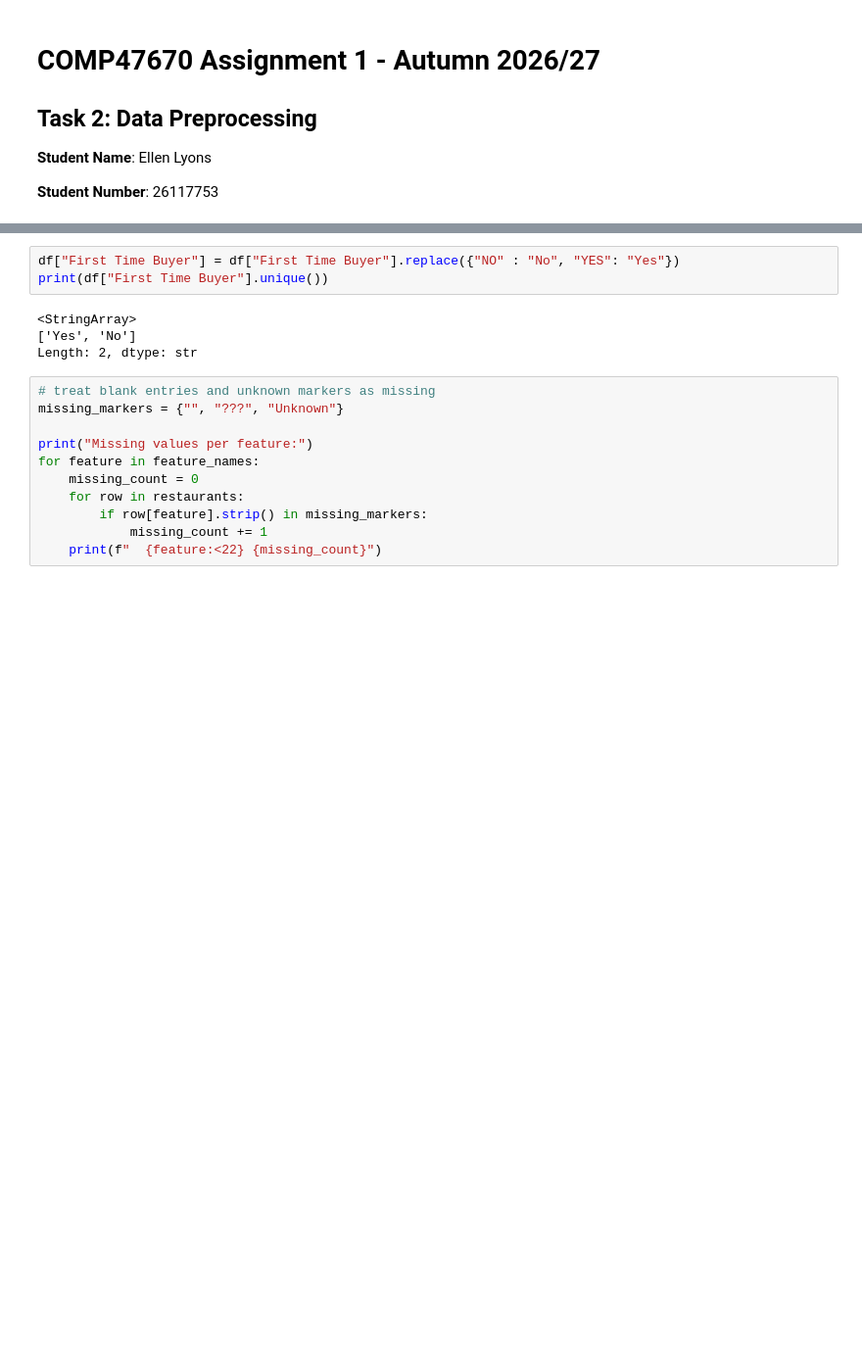
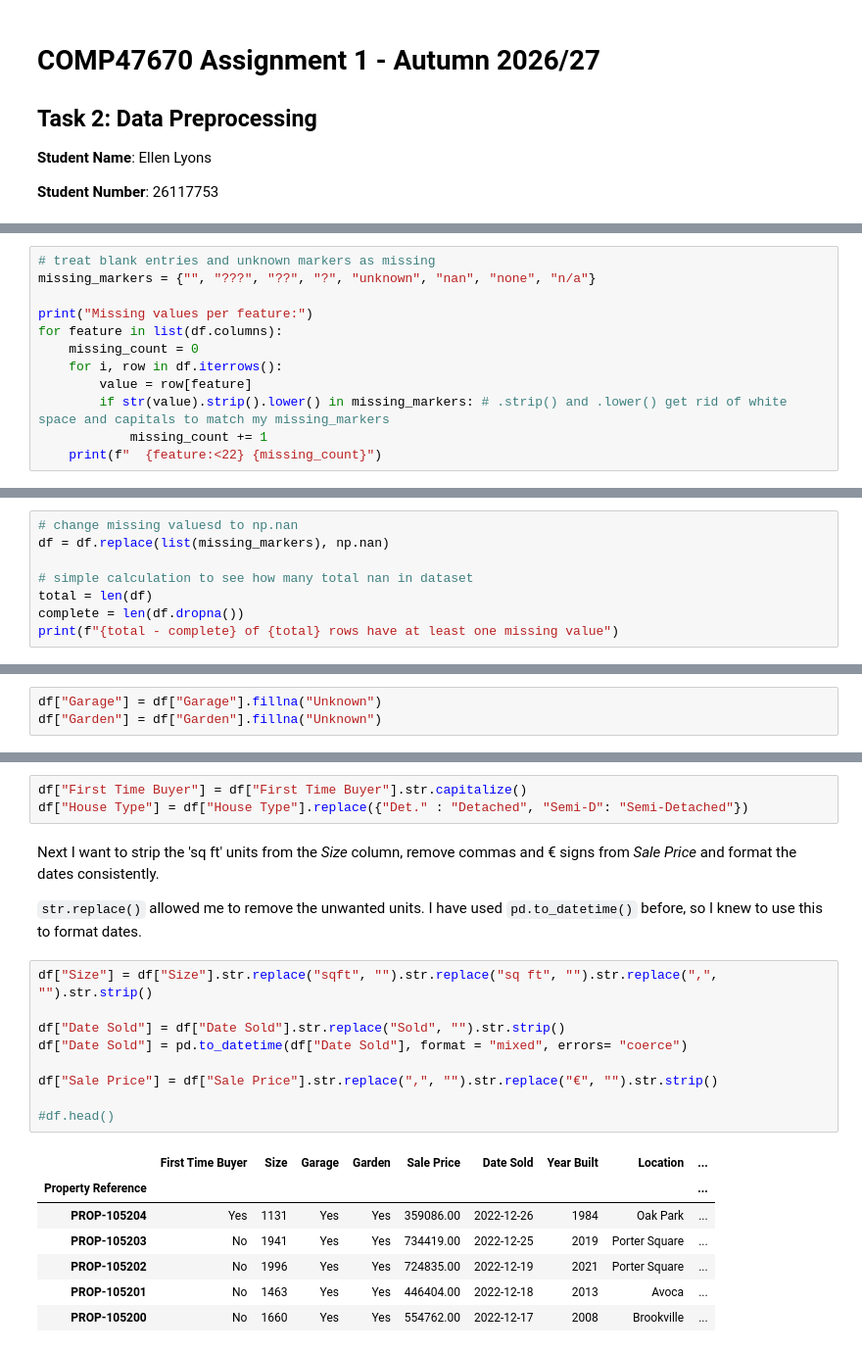
Before and after one commit to ellen-lyons/datascience-module, a Jupyter notebook: task2_data_preprocessing.ipynb, the cells around one changed output, grey strips where cells are left out. Shown at 98% size. Drawn from its saved outputs; the diff is of its cells as text; blank space fills up the shorter version.

Commit message:
finished task 2 and now have a new ABT csv

````diff
--- a/task2_data_preprocessing.ipynb
+++ b/task2_data_preprocessing.ipynb
@@ -42,0 +68,12 @@ df.head()
+# %%
+# treat blank entries and unknown markers as missing
+missing_markers = {"", "???", "??", "?", "unknown", "nan", "none", "n/a"}
+
+print("Missing values per feature:")
+for feature in list(df.columns):
+    missing_count = 0
+    for i, row in df.iterrows():
+        value = row[feature]
+        if str(value).strip().lower() in missing_markers: # .strip() and .lower() get rid of white space and capitals to match my missing_markers
+            missing_count += 1
+    print(f"  {feature:<22} {missing_count}")
@@ -42,0 +94,8 @@ df.head()
+# %%
+# change missing valuesd to np.nan
+df = df.replace(list(missing_markers), np.nan)
+
+# simple calculation to see how many total nan in dataset
+total = len(df)
+complete = len(df.dropna())
+print(f"{total - complete} of {total} rows have at least one missing value")
@@ -42,0 +110,3 @@ df.head()
+# %%
+df["Garage"] = df["Garage"].fillna("Unknown")
+df["Garden"] = df["Garden"].fillna("Unknown")
@@ -57,18 +137,24 @@ Length: 3, dtype: str
 # %%
-df["First Time Buyer"] = df["First Time Buyer"].replace({"NO" : "No", "YES": "Yes"})
-print(df["First Time Buyer"].unique())
+df["First Time Buyer"] = df["First Time Buyer"].str.capitalize()
+df["House Type"] = df["House Type"].replace({"Det." : "Detached", "Semi-D": "Semi-Detached"})
-# %% [output]
-<StringArray>
-['Yes', 'No']
-Length: 2, dtype: str
-# %%
-# treat blank entries and unknown markers as missing
-missing_markers = {"", "???", "Unknown"}
-
-print("Missing values per feature:")
-for feature in feature_names:
-    missing_count = 0
-    for row in restaurants:
-        if row[feature].strip() in missing_markers:
-            missing_count += 1
-    print(f"  {feature:<22} {missing_count}")
+# %% [markdown]
+Next I want to strip the 'sq ft' units from the *Size* column, remove commas and € signs from *Sale Price* and format the dates consistently.
+
+```str.replace()``` allowed me to remove the unwanted units. I have used ```pd.to_datetime()``` before, so I knew to use this to format dates.
+# %%
+df["Size"] = df["Size"].str.replace("sqft", "").str.replace("sq ft", "").str.replace(",", "").str.strip()
+
+df["Date Sold"] = df["Date Sold"].str.replace("Sold", "").str.strip()
+df["Date Sold"] = pd.to_datetime(df["Date Sold"], format = "mixed", errors= "coerce")
+
+df["Sale Price"] = df["Sale Price"].str.replace(",", "").str.replace("€", "").str.strip()
+
+#df.head()
+# %% [output]
+|  | First Time Buyer | Size | Garage | Garden | Sale Price | Date Sold | Year Built | Location | ... |
+| Property Reference |  |  |  |  |  |  |  |  | ... |
+| PROP-105204 | Yes | 1131 | Yes | Yes | 359086.00 | 2022-12-26 | 1984 | Oak Park | ... |
+| PROP-105203 | No | 1941 | Yes | Yes | 734419.00 | 2022-12-25 | 2019 | Porter Square | ... |
+| PROP-105202 | No | 1996 | Yes | Yes | 724835.00 | 2022-12-19 | 2021 | Porter Square | ... |
+| PROP-105201 | No | 1463 | Yes | Yes | 446404.00 | 2022-12-18 | 2013 | Avoca | ... |
+| PROP-105200 | No | 1660 | Yes | Yes | 554762.00 | 2022-12-17 | 2008 | Brookville | ... |
````
Also changed, not shown: parts of 25 cells of this notebook, 1 other file.
